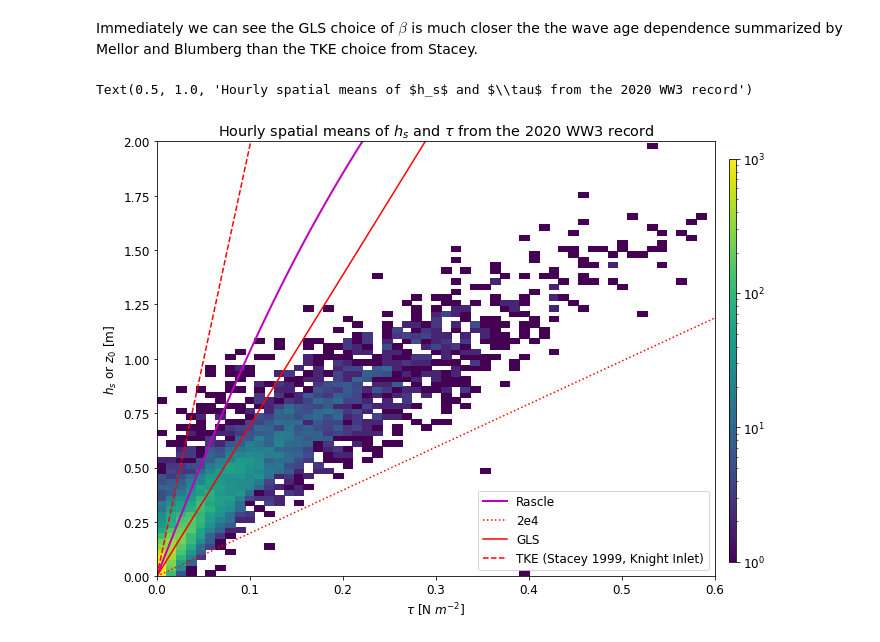
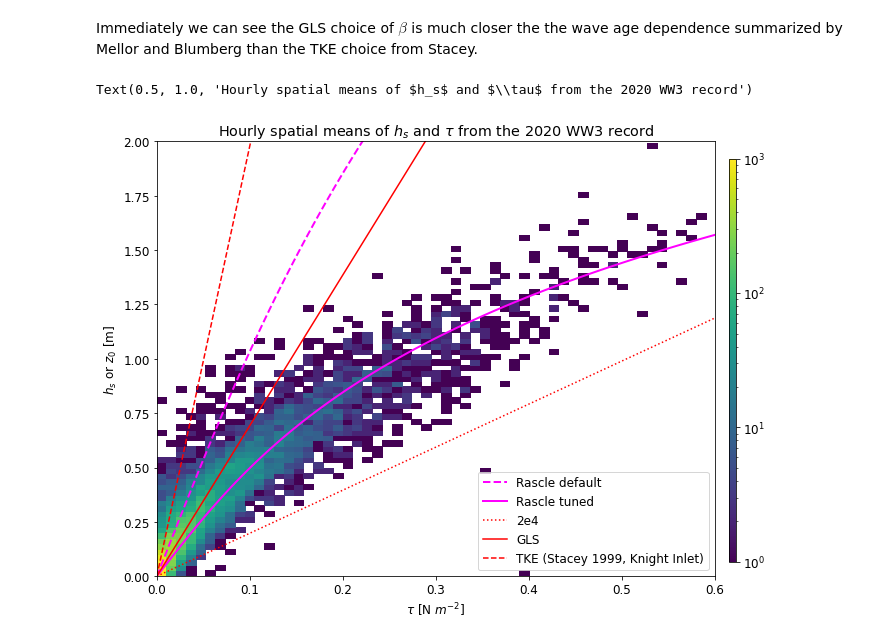
Before and after one commit to SalishSeaCast/analysis-ben, a Jupyter notebook: notebooks/wavemixing.ipynb, the cells around one changed output. Cells and saved outputs as stored; diff of their text form; code cells hidden in the pictures.

Commit message:
Added tuned Rascle fit to wavemixing.ipynb

```diff
--- a/notebooks/wavemixing.ipynb
+++ b/notebooks/wavemixing.ipynb
@@ -106,21 +106,21 @@ rho_0, g = 1030, 9.81
 # %%
 fig, ax = plt.subplots(figsize=(10, 8))
 _, _, _, c = ax.hist2d(tau[index], Hs[index], bins=100, norm=colors.LogNorm(vmin=1, vmax=1000))
-ustar_ref = 0.3
-beta = 665 * (30 * np.tanh(2*ustar_ref/np.sqrt(tau_plot/1.223)))**(1.5)
-z0 = beta * tau_plot / (rho_0 * g)
-ax.plot(tau_plot, z0, 'm-', lw=2, label='Rascle')
+for fit_coeff, ustar_ref, ls, label in zip([30, 19], [0.3, 0.25], ['--', '-'], ['default', 'tuned']):
+    beta = 665 * (fit_coeff * np.tanh(2*ustar_ref/np.sqrt(tau_plot/1.223)))**(1.5)
+    z0 = beta * tau_plot / (rho_0 * g)
+    ax.plot(tau_plot, z0, ls, color='magenta', lw=2, label=f'Rascle {label}')
 for beta, ls, label in zip([2e4, 7e4, 2e5], [':', '-', '--'], ['2e4', 'GLS', 'TKE (Stacey 1999, Knight Inlet)']):
     z0 = beta * tau_plot / (rho_0 * g)
     ax.plot(tau_plot, z0, f'r{ls}', label=label)
 ax.set_xlim([0, 0.6])
 ax.set_ylim([0, 2])
 ax.set_xlabel('$\\tau$ [N $m^{-2}$]')
 ax.set_ylabel('$h_s$ or $z_0$ [m]')
 cax = fig.add_axes([0.92, 0.15, 0.01, 0.7])
 fig.colorbar(c, cax=cax)
 ax.legend(loc=4)
 ax.set_title('Hourly spatial means of $h_s$ and $\\tau$ from the 2020 WW3 record')
 # %% [output]
 Text(0.5, 1.0, 'Hourly spatial means of $h_s$ and $\\tau$ from the 2020 WW3 record')
-[figure, old version]
+[figure, new version]
```
